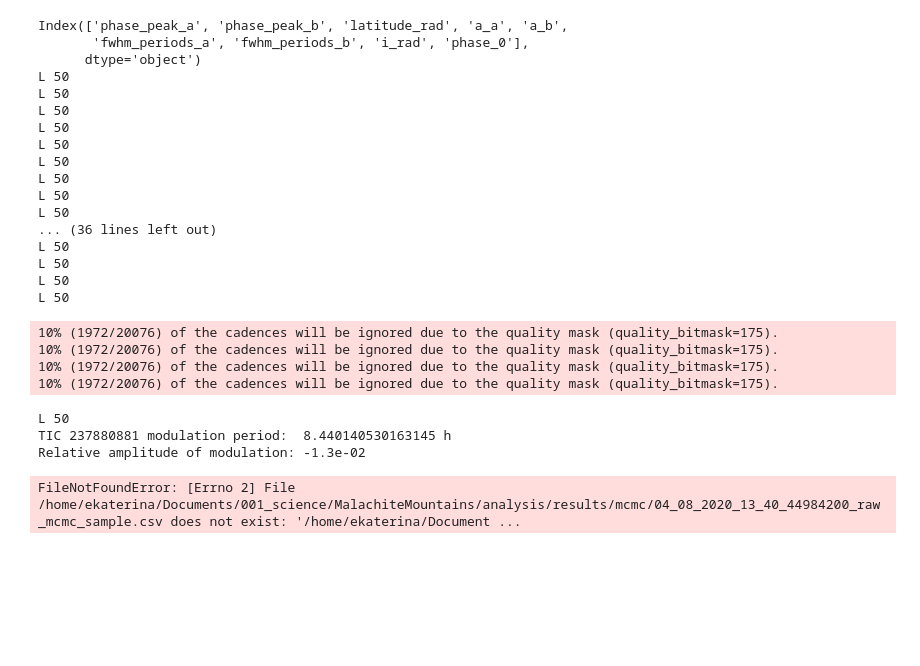
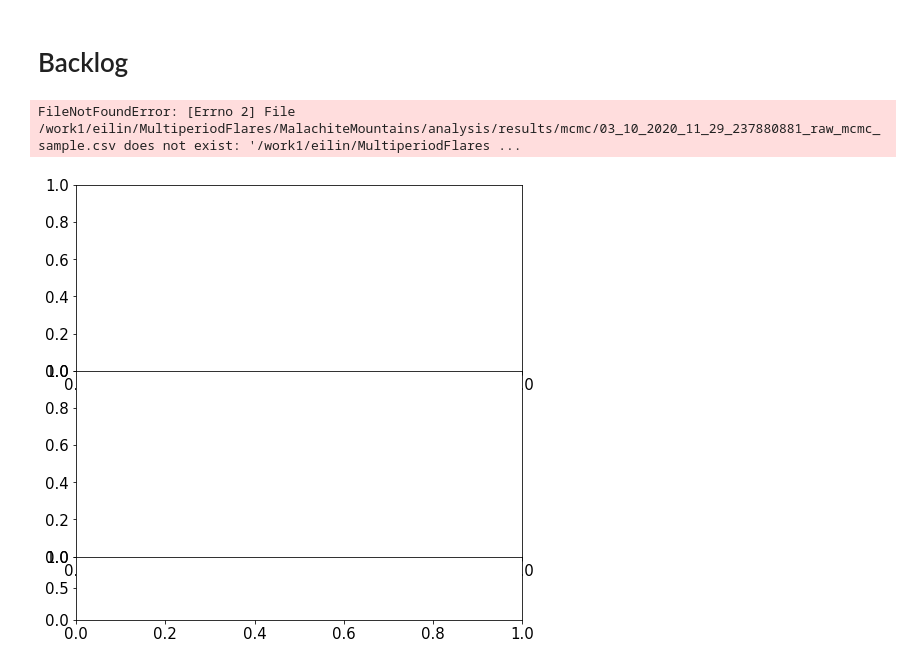
Before and after one commit to ekaterinailin/MalachiteMountains, a Jupyter notebook: analysis/notebooks/NB44_Plot_model_with_residuals_and_rotation.ipynb, the cells around one changed output. Saved outputs shown, nothing was run; the diff lists cells and outputs as text; code cells hidden in the pictures; blank space fills up the shorter version.

```diff
--- a/analysis/notebooks/NB44_Plot_model_with_residuals_and_rotation.ipynb
+++ b/analysis/notebooks/NB44_Plot_model_with_residuals_and_rotation.ipynb
@@ -41,15 +52,7 @@ NumExpr defaulting to 8 threads.
 # %%
-# Datasets we analysed
-datasets = [(277539431, "", "08_07_2020_11_48"),
-            (237880881, "a", "11_02_2020_10_07"),
-            (237880881, "b", "11_02_2020_10_07"),
-            (44984200, "", "02_08_2020_17_44"),
-            (44984200, "a", "04_08_2020_13_40"),
-            (44984200, "b", "04_08_2020_13_40"),
-            (100004076, "", "18_08_2020_15_38"),
-            ]
 
-for ID, suffix, tstamp in datasets[:1]:
+
+for ID, suffix, tstamp in datasets:
 
     # Get data
     df = pd.read_csv(f"{CWD}/analysis/results/mcmc/{tstamp}_{ID}{suffix}_converted_mcmc_sample.csv")
@@ -168,7 +171,7 @@ for ID, suffix, tstamp in datasets[:1]:
     #ax3.fill_between(x,yd,yu,facecolor="orange",alpha=.13)
     for axis in [ax, ax2, ax3]:
         axis.set_xlim(lc.t.min(), lc.t.max())
-    plt.savefig(f"{CWD}/analysis/plots/flarefit/"
-                f"Nature_{target.prefix}{target.ID}{suffix}.png",
-                dpi=300)
+#     plt.savefig(f"{CWD}/analysis/plots/flarefit/"
+#                 f"Nature_{target.prefix}{target.ID}{suffix}.png",
+#                 dpi=300)
 # %% [output]
@@ -177,9 +336,12 @@ Relative amplitude of modulation: 5.4e-03
+# %% [markdown]
+# Backlog
 # %%
 # Datasets we analysed
-datasets = [
-            (237880881,"11_02_2020_10_07"),
+datasets = [(237880881,"03_10_2020_11_29")
+            #(237880881,"11_02_2020_10_07"),
 
-            (44984200, "04_08_2020_13_40")]
+            #(44984200, "04_08_2020_13_40")
+           ]
 
 
 for ID, tstamp in datasets:
@@ -208,12 +370,12 @@ for ID, tstamp in datasets:
     inds = np.random.randint(df.shape[0], size=N)
 
     ax.scatter(time, np.log10(flux), s=10, c="k",label=r"de-trended light curve")
-    #resida, residb = [], []
-    #for suffix in ['a','b']:
-        # Get data
-        #di = {"a":resida,"b":residb}
-        #df = pd.read_csv(f"{CWD}/analysis/results/mcmc/{tstamp}_{ID}{suffix}_converted_mcmc_sample.csv")
-       # inds = np.random.randint(df.shape[0], size=N)
+    resida, residb = [], []
+    for suffix in ['a','b']:
+        #Get data
+        di = {"a":resida,"b":residb}
+        df = pd.read_csv(f"{CWD}/analysis/results/mcmc/{tstamp}_{ID}{suffix}_converted_mcmc_sample.csv")
+        inds = np.random.randint(df.shape[0], size=N)
     inits_ = inits[(inits.ID == str(ID)+suffix) & (inits.tstamp==tstamp)].iloc[0]
 
     qlum = inits_.qlum_erg_s * u.erg / u.s
@@ -300,58 +462,35 @@ for ID, tstamp in datasets:
 
     ax.legend(handles=legend_elements, fontsize=13, frameon=False)
     ax2.legend(handles=legend_elements2, fontsize=13, frameon=False)
     ax3.legend(handles=legend_elements3, fontsize=13, frameon=False)
     ax2.set_xlabel(f"time [Barycentric Julian Date - {target.BJDoff} days]",fontsize=16)
 
 
     for label in ax2.xaxis.get_ticklabels()[::2]:
         label.set_visible(False)
 
     for label in ax.xaxis.get_ticklabels():
         label.set_visible(False)
 
     for label in ax3.xaxis.get_ticklabels():
         label.set_visible(False)
 
     ax.set_ylabel(r"$\log_{10}$ flux [$e^{-}$ / s]",fontsize=13);
     ax3.set_ylabel(r"$\log_{10}$ flux [$e^{-}$ / s]",fontsize=13);
 
     ax2.set_ylabel(r"flux [$e^{-}$ / s]",fontsize=13);
     plt.tight_layout()
     plt.ylim(None, None)
     x = np.linspace(lc.t.min(), lc.t.max(), 10)
     yd = np.full_like(x, ax3.get_ylim()[0])
     yu = np.full_like(x, ax3.get_ylim()[1])
     ax.fill_between(x,yd,yu,facecolor="orange",alpha=.26)
     ax3.fill_between(x,yd,yu,facecolor="orange",alpha=.13)
     for axis in [ax, ax2, ax3]:
         axis.set_xlim(lc.t.min(), lc.t.max())
-    plt.savefig(f"{CWD}/analysis/plots/flarefit/Nature_{target.prefix}{target.ID}merge2.png",  dpi=300)
+#     plt.savefig(f"{CWD}/analysis/plots/flarefit/Nature_{target.prefix}{target.ID}merge2.png",  dpi=300)
 # %% [output]
-Index(['phase_peak_a', 'phase_peak_b', 'latitude_rad', 'a_a', 'a_b',
-       'fwhm_periods_a', 'fwhm_periods_b', 'i_rad', 'phase_0'],
-      dtype='object')
-L 50
-L 50
-L 50
-L 50
-L 50
-L 50
-L 50
-L 50
-L 50
-... (36 lines left out)
-L 50
-L 50
-L 50
-L 50
+FileNotFoundError: [Errno 2] File /work1/eilin/MultiperiodFlares/MalachiteMountains/analysis/results/mcmc/03_10_2020_11_29_237880881_raw_mcmc_sample.csv does not exist: '/work1/eilin/MultiperiodFlares ...
-10% (1972/20076) of the cadences will be ignored due to the quality mask (quality_bitmask=175).
-10% (1972/20076) of the cadences will be ignored due to the quality mask (quality_bitmask=175).
-10% (1972/20076) of the cadences will be ignored due to the quality mask (quality_bitmask=175).
-10% (1972/20076) of the cadences will be ignored due to the quality mask (quality_bitmask=175).
-L 50
-TIC 237880881 modulation period:  8.440140530163145 h
-Relative amplitude of modulation: -1.3e-02
-FileNotFoundError: [Errno 2] File /home/ekaterina/Documents/001_science/MalachiteMountains/analysis/results/mcmc/04_08_2020_13_40_44984200_raw_mcmc_sample.csv does not exist: '/home/ekaterina/Document ...
+[figure, added]
 # %%
 8.8706892e+30 erg / s 90616286040.1588 erg / (cm2 s) 615.088583574826 191422550.70000002 m
```
Also changed, not shown: parts of 6 cells of this notebook, 9 other files.
